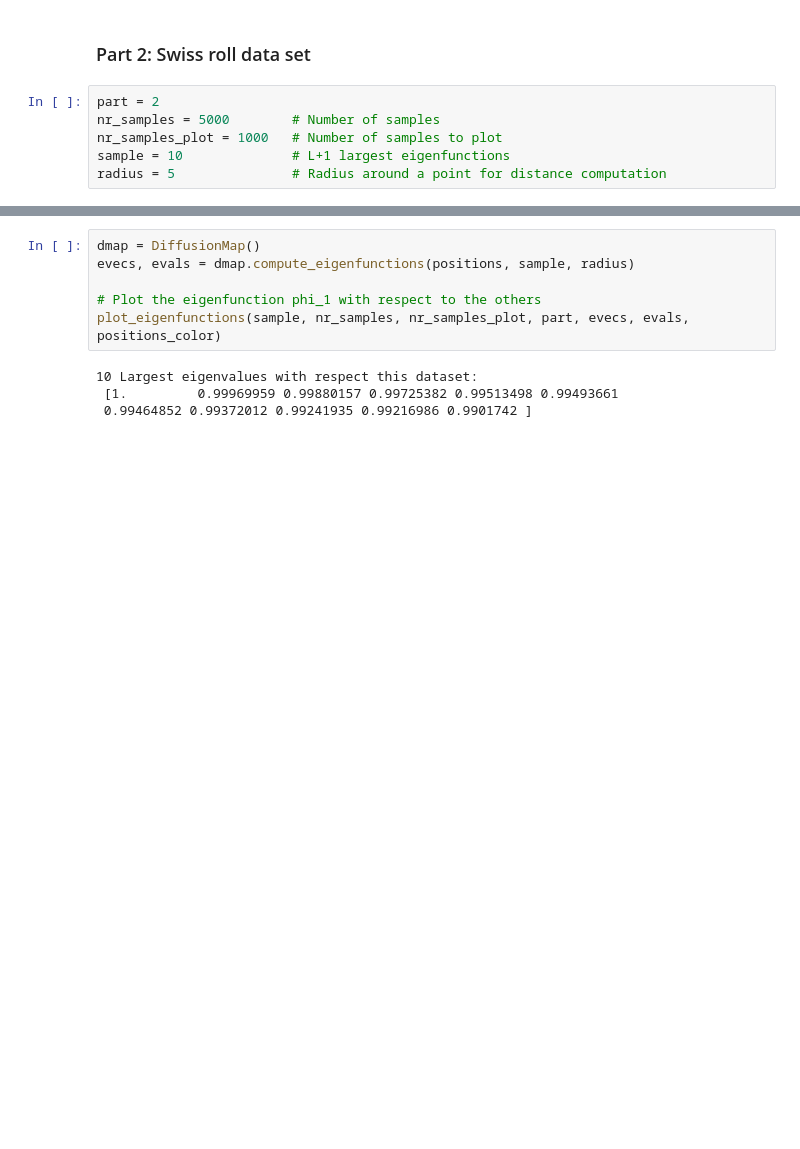
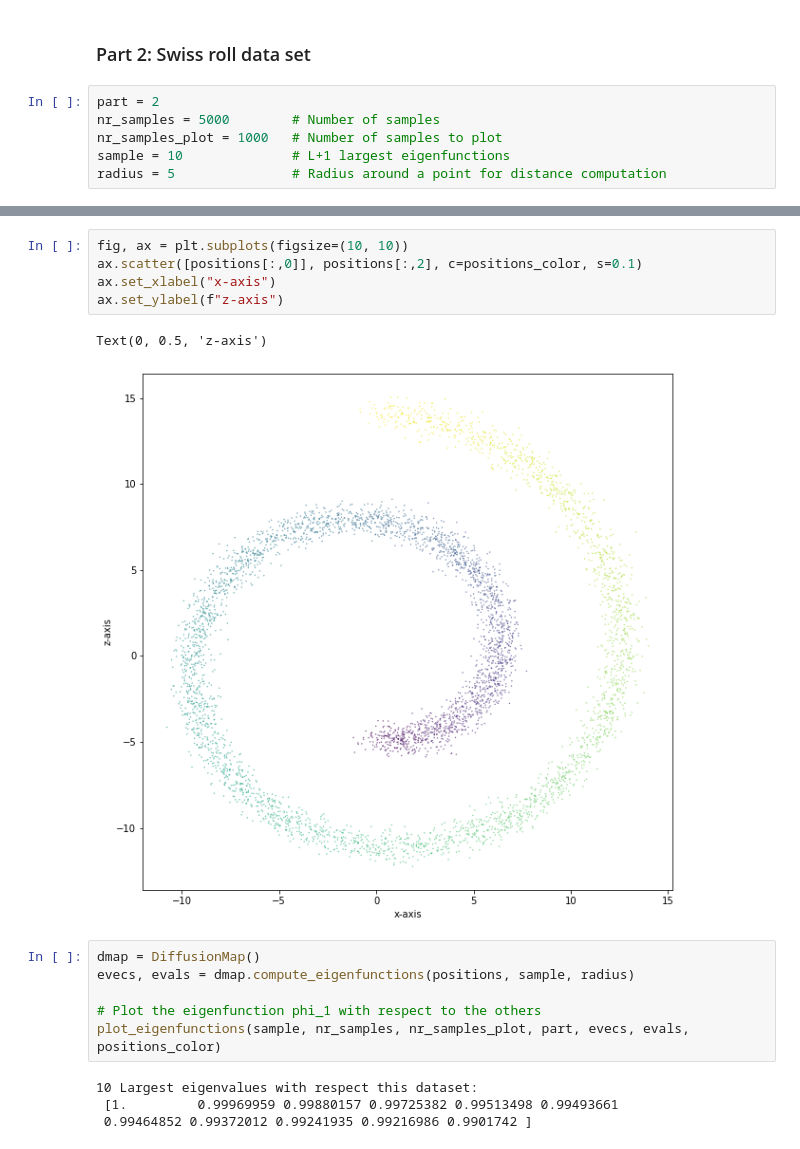
Before and after one commit to Erfan-Mashayekh/MLCMS, a Jupyter notebook: Exercise3/DiffusionMap/notebook.ipynb, the cells around one changed output, grey strips where cells are left out. Saved outputs shown, nothing was run; the diff lists cells and outputs as text; blank space fills up the shorter version.

```diff
--- a/Exercise3/DiffusionMap/notebook.ipynb
+++ b/Exercise3/DiffusionMap/notebook.ipynb
@@ -86,3 +83,11 @@ dataset.plot_swiss_roll(positions, positions_color)
+# %%
+fig, ax = plt.subplots(figsize=(10, 10))
+ax.scatter([positions[:,0]], positions[:,2], c=positions_color, s=0.1)
+ax.set_xlabel("x-axis")
+ax.set_ylabel(f"z-axis")
+# %% [output]
+Text(0, 0.5, 'z-axis')
+[figure, added]
 # %%
 dmap = DiffusionMap()
 evecs, evals = dmap.compute_eigenfunctions(positions, sample, radius)
```
Also changed, not shown: parts of 2 cells of this notebook, 1 other file.
